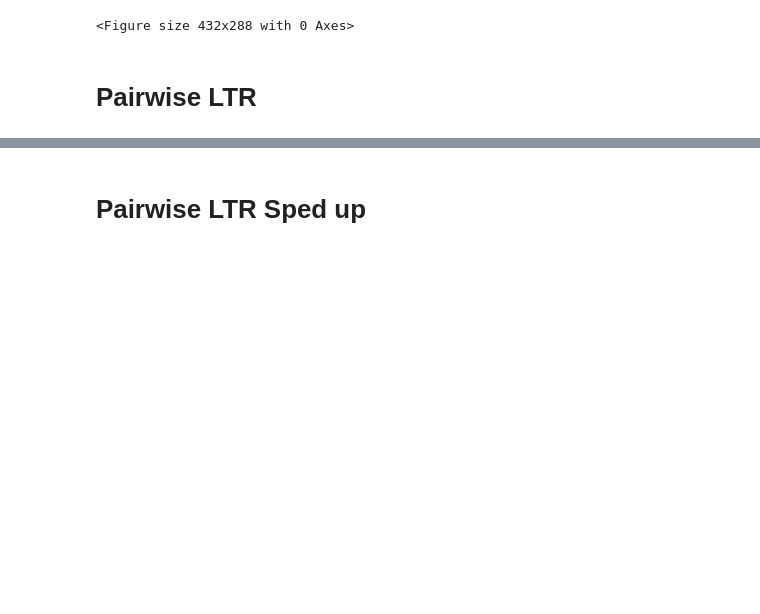
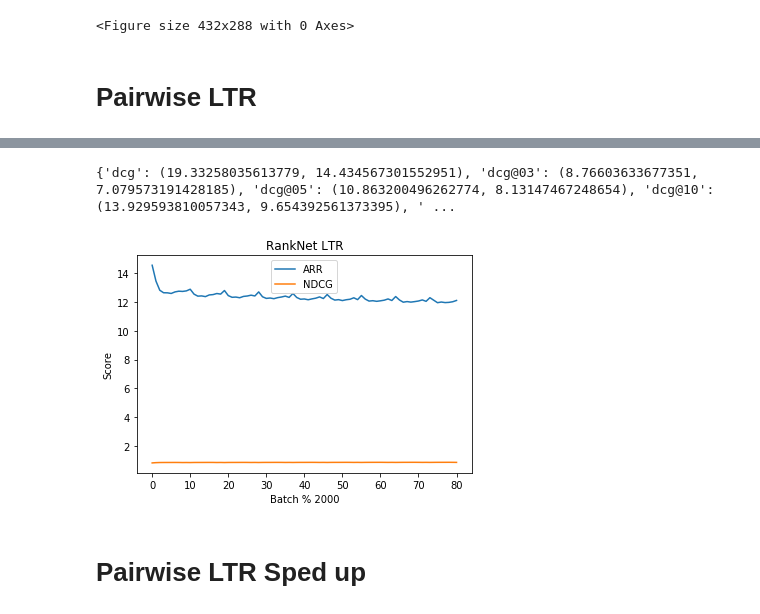
Before and after one commit to PhilLint/IR1, a Jupyter notebook: hw3/HW3-output.ipynb, the cells around one changed output, grey strips where cells are left out. Cells and saved outputs as stored; diff of their text form; code cells hidden in the pictures; blank space fills up the shorter version.

```diff
--- a/hw3/HW3-output.ipynb
+++ b/hw3/HW3-output.ipynb
@@ -116,3 +115,4 @@ Epoch: 10, ndcg: 0.8354464166742929
 # %%
 #train best model
-ndcgs, losses, model = pairwise.train_best(best_params)
+best_params = {"learning_rate": 0.001, "n_hidden": 150, "epoch": 9, "sigma": 0.01}
+arrs, ndcgs, model = pairwise.train_best(best_params)
@@ -119,9 +129,14 @@ ndcgs, losses, model = pairwise.train_best(best_params)
 # %%
 #performance on test set
 scores = pairwise.eval_model(model, data.test)
-#ERR = pairwise.get_ERR(model, data.test)
-#print("ERR:", ERR)
-print("NDCG", scores["ndcg"][0])
+print(scores)
+# %% [output]
+{'dcg': (19.33258035613779, 14.434567301552951), 'dcg@03': (8.76603633677351, 7.079573191428185), 'dcg@05': (10.863200496262774, 8.13147467248654), 'dcg@10': (13.929593810057343, 9.654392561373395), ' ...
+# %%
+#plot ndcg and ARR
+pairwise.plot_ndcg_arr(arrs, ndcgs)
+# %% [output]
+[figure, added]
 # %% [markdown]
 # Pairwise LTR Sped up
 # %%
```
Also changed, not shown: parts of 2 cells of this notebook.
